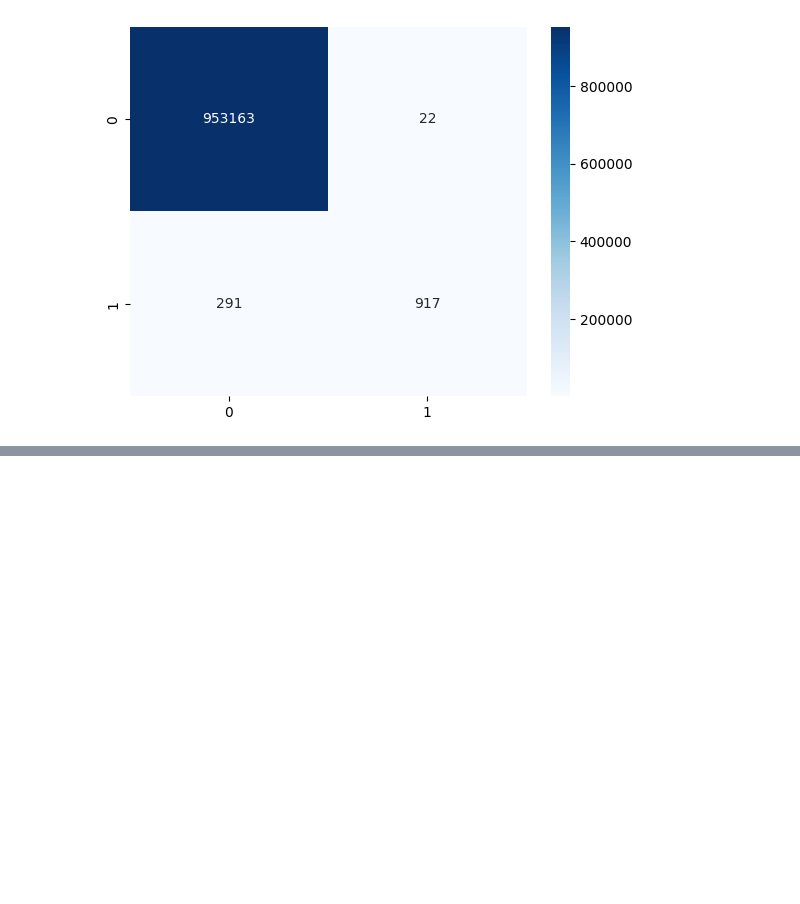
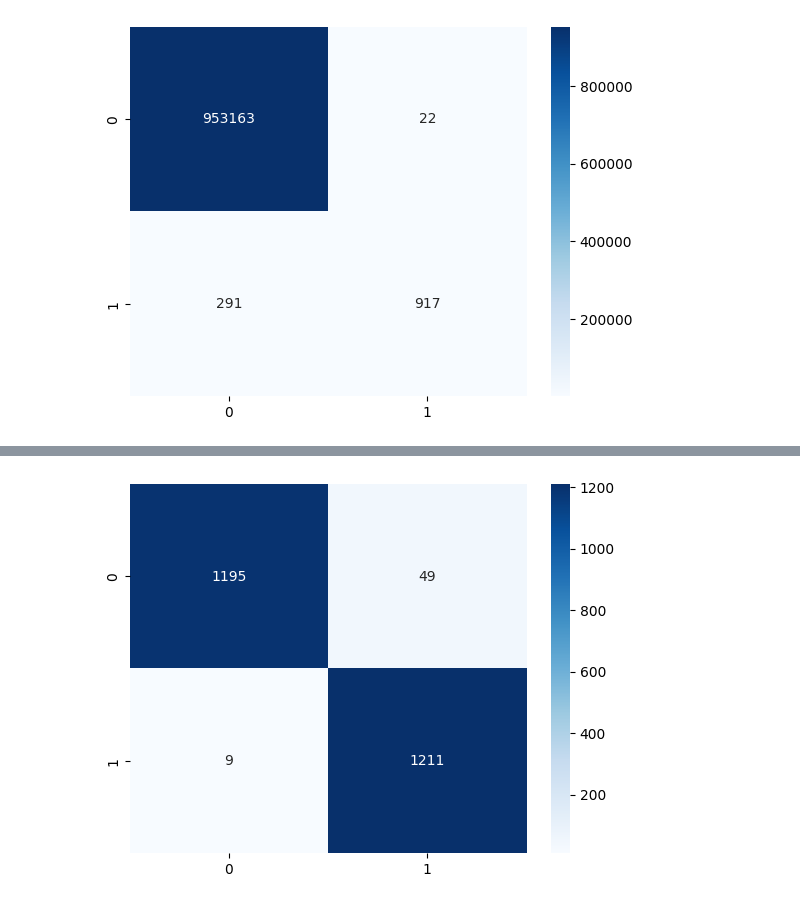
Before and after one commit to viktoruebelhart/analyzing-financial-fraud, a Jupyter notebook: analyzing_financial_fraud.ipynb, the cells around one changed output, grey strips where cells are left out. Saved outputs shown, nothing was run; the diff lists cells and outputs as text; code cells hidden in the pictures; blank space fills up the shorter version.

```diff
--- a/analyzing_financial_fraud.ipynb
+++ b/analyzing_financial_fraud.ipynb
@@ -1100,0 +1183,22 @@ ax = sns.heatmap(confusion_matrix(y_valid, y_valid_pred),
+# %%
+from sklearn.utils import resample
+
+# Separate majority and minority classes
+df_fraud = df[df['isFraud'] == 1]
+df_non_fraud = df[df['isFraud'] == 0]
+
+# Downsample the non-fraud class
+df_non_fraud_downsampled = resample(df_non_fraud,
+                                    replace=False,
+                                    n_samples=len(df_fraud),
+                                    random_state=42)
+
+# Combine the downsampled non-fraud and fraud instances
+df_balanced = pd.concat([df_fraud, df_non_fraud_downsampled])
+
+# Shuffle the dataset
+df_balanced = df_balanced.sample(frac=1, random_state=42).reset_index(drop=True)
+
+# Splitting features and target for further training
+X_balanced = df_balanced.drop(['isFraud'], axis=1)
+y_balanced = df_balanced['isFraud']
@@ -1100,0 +1277,10 @@ ax = sns.heatmap(confusion_matrix(y_valid, y_valid_pred),
+# %%
+# creating the confusion matrix for the tensorflow Random Forest
+
+ax = sns.heatmap(confusion_matrix(y_test_balanced, y_test_pred),
+                 annot=True,
+                 annot_kws={"fontsize":10},
+                 fmt = 'd',
+                 cmap = 'Blues')
+# %% [output]
+[figure, added]
```
Also changed, not shown: parts of 7 cells of this notebook.
